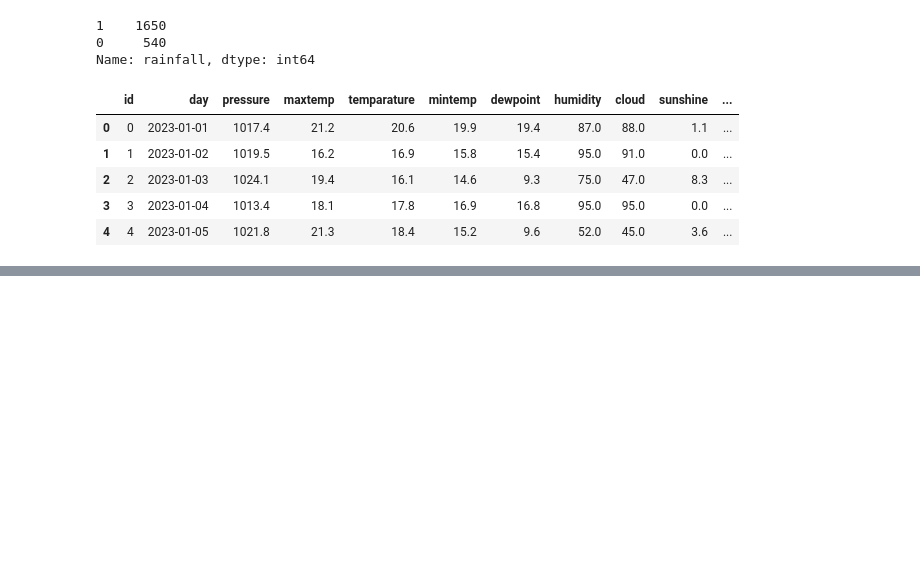
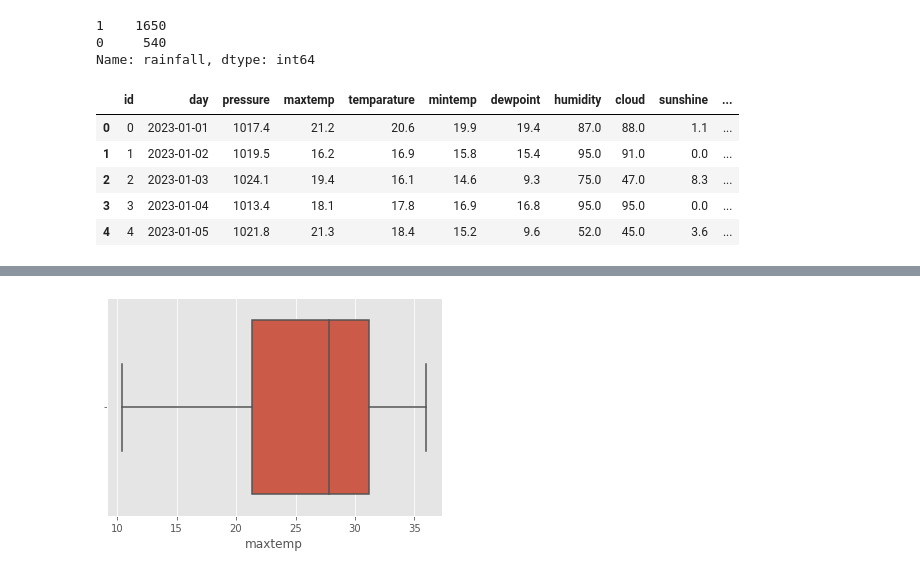
Before and after one commit to Seryabiz/PHASE_5_CAPSTONE_PROJECT, a Jupyter notebook: Notebooks/Cyrus-kaggle.ipynb, the cells around one changed output, grey strips where cells are left out. Drawn from its saved outputs; the diff is of its cells as text; code cells hidden in the pictures; blank space fills up the shorter version.

```diff
--- a/Notebooks/Cyrus-kaggle.ipynb
+++ b/Notebooks/Cyrus-kaggle.ipynb
@@ -248,0 +245,4 @@ sns.pairplot(data=df);
+# %%
+sns.boxplot(df['maxtemp']);
+# %% [output]
+[figure, added]
```
Also changed, not shown: parts of 15 cells of this notebook.
